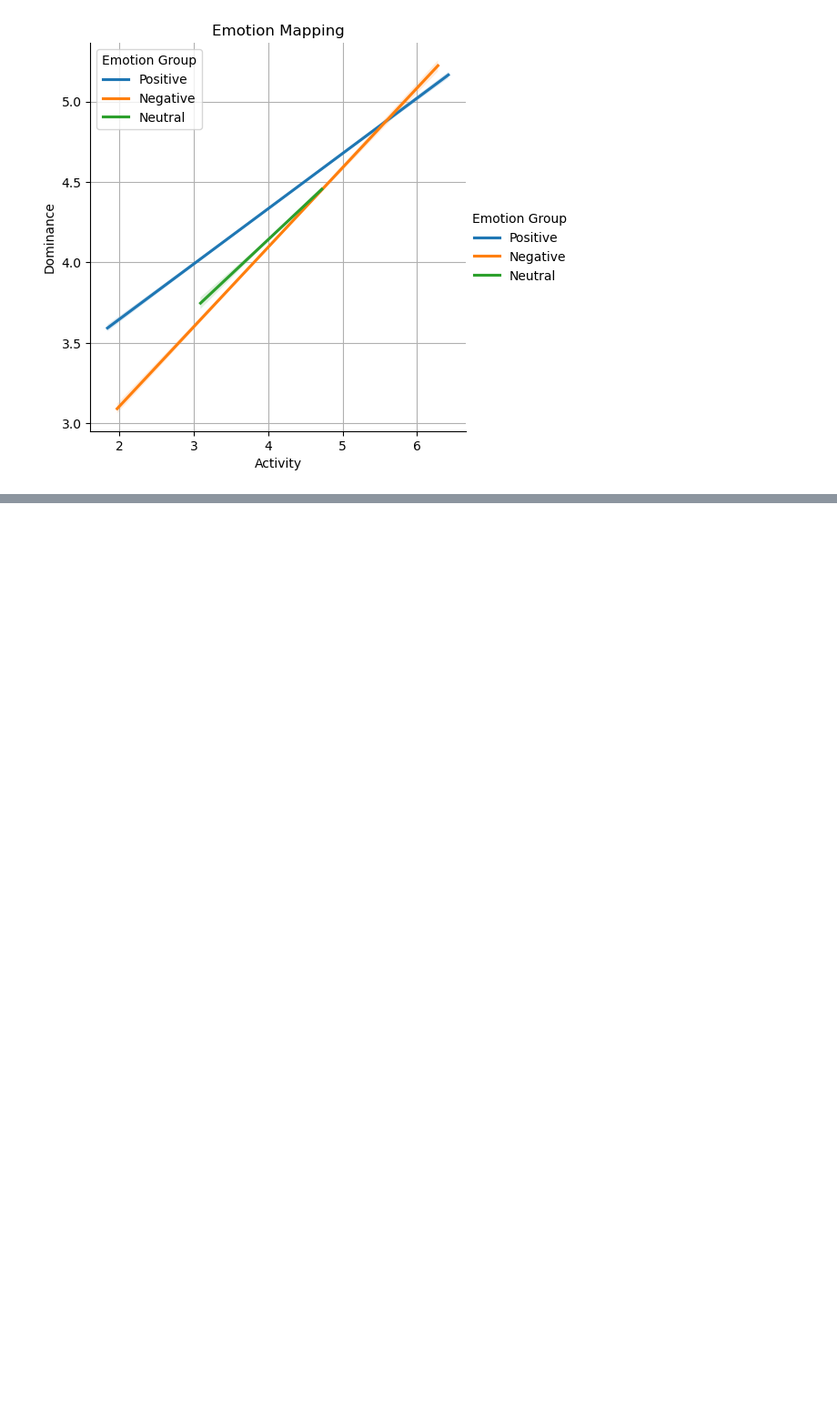
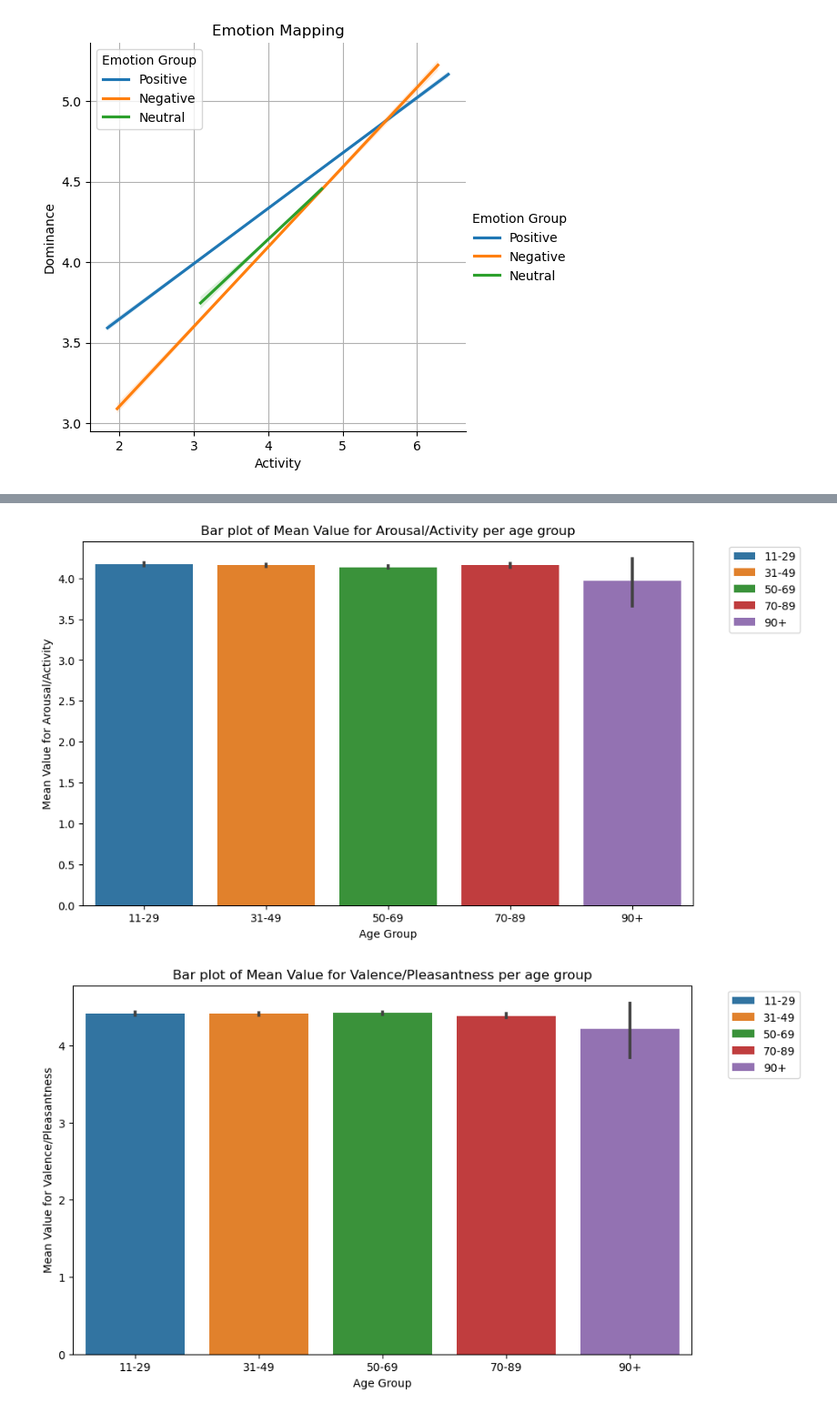
Before and after one commit to AntheSevenants/CanonComments, a Jupyter notebook: 1-tokenisation.ipynb, the cells around one changed output, grey strips where cells are left out. Shown at 91% size. Cells and saved outputs as stored; diff of their text form; code cells hidden in the pictures; blank space fills up the shorter version.

```diff
--- a/1-tokenisation.ipynb
+++ b/1-tokenisation.ipynb
@@ -450,0 +462,28 @@ plt.show()
+# %%
+visual_df = merged_df_final.copy()
+
+wordnorms = ['M A', 'M V', 'M P']
+wordnormlabels = {
+    'M A': 'Mean Value for Arousal/Activity',
+    'M V': 'Mean Value for Valence/Pleasantness',
+    'M P': 'Mean Value for Power/Dominance'
+}
+
+bins = [10, 30, 50, 70, 90, 100]
+labels = ['11-29', '31-49', '50-69', '70-89', '90+']
+visual_df['Age Group'] = pd.cut(visual_df['QPERS_AGE'], bins=bins, labels=labels)
+
+def plot_bar(data, x, y, title, xlabel, ylabel, hue):
+    plt.figure(figsize=(10, 6))
+    barplot = sns.barplot(data=data, x=x, y=y, hue=hue, dodge=False)  # Center the bars
+    plt.title(title)
+    plt.xlabel(xlabel)
+    plt.ylabel(ylabel)
+    plt.legend(bbox_to_anchor=(1.05, 1), loc='upper left')  # Move the legend outside
+    plt.show()
+
+for wordnorm in wordnorms:
+    plot_bar(visual_df, 'Age Group', wordnorm, f'Bar plot of {wordnormlabels[wordnorm]} per age group', 'Age Group', wordnormlabels[wordnorm], 'Age Group')
+# %% [output]
+[figure, added]
+[figure, added]
```
Also changed, not shown: parts of 7 cells of this notebook, 1 other file.
